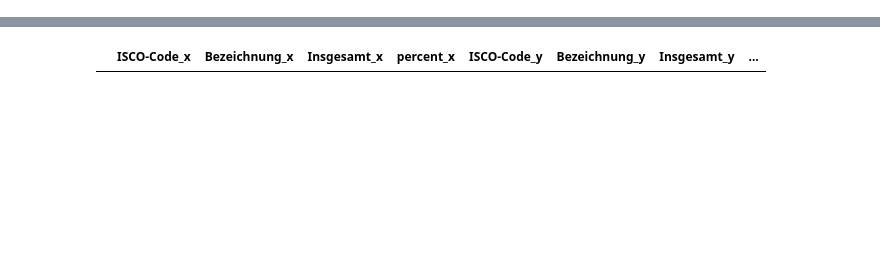
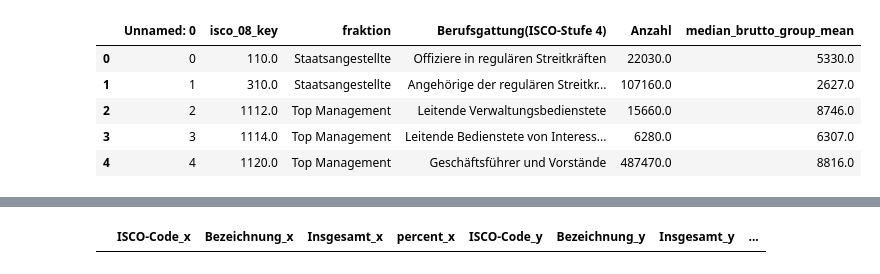
Before and after one commit to olendino/klassenanalyse, a Jupyter notebook: src/data_visualization.ipynb, the cells around one changed output, grey strips where cells are left out. Cells and saved outputs as stored; diff of their text form; code cells hidden in the pictures; blank space fills up the shorter version.

```diff
--- a/src/data_visualization.ipynb
+++ b/src/data_visualization.ipynb
@@ -6,0 +29,10 @@ import plotly.express as px
+# %%
+verdienst = pd.read_csv('/Users/leonardhaas/code/streamlit/data/processed_data/isco_verdienst.csv')
+verdienst.head()
+# %% [output]
+|  | Unnamed: 0 | isco_08_key | fraktion | Berufsgattung(ISCO-Stufe 4) | Anzahl | median_brutto_group_mean |
+| 0 | 0 | 110.0 | Staatsangestellte | Offiziere in regulären Streitkräften | 22030.0 | 5330.0 |
+| 1 | 1 | 310.0 | Staatsangestellte | Angehörige der regulären Streitkr... | 107160.0 | 2627.0 |
+| 2 | 2 | 1112.0 | Top Management | Leitende Verwaltungsbedienstete | 15660.0 | 8746.0 |
+| 3 | 3 | 1114.0 | Top Management | Leitende Bedienstete von Interess... | 6280.0 | 6307.0 |
+| 4 | 4 | 1120.0 | Top Management | Geschäftsführer und Vorstände | 487470.0 | 8816.0 |
```
Also changed, not shown: parts of 17 cells of this notebook, 22 other files.
